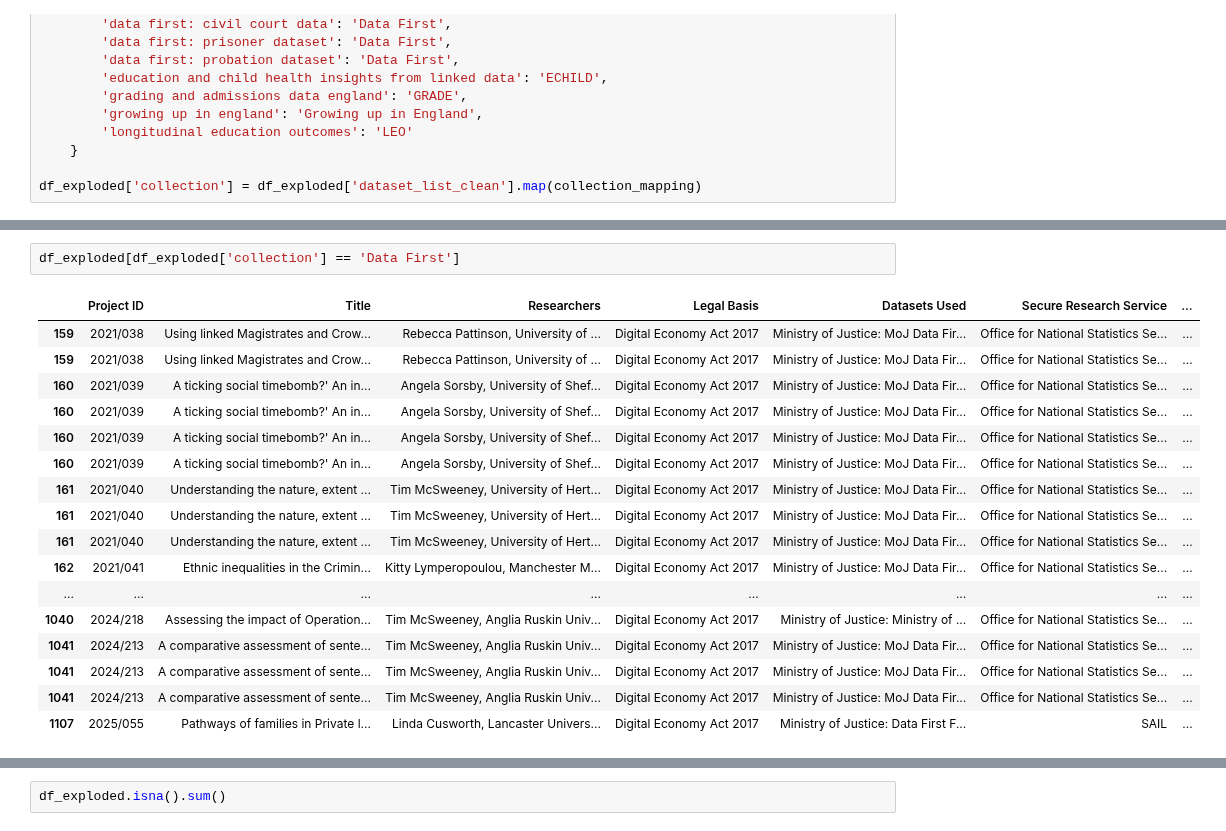
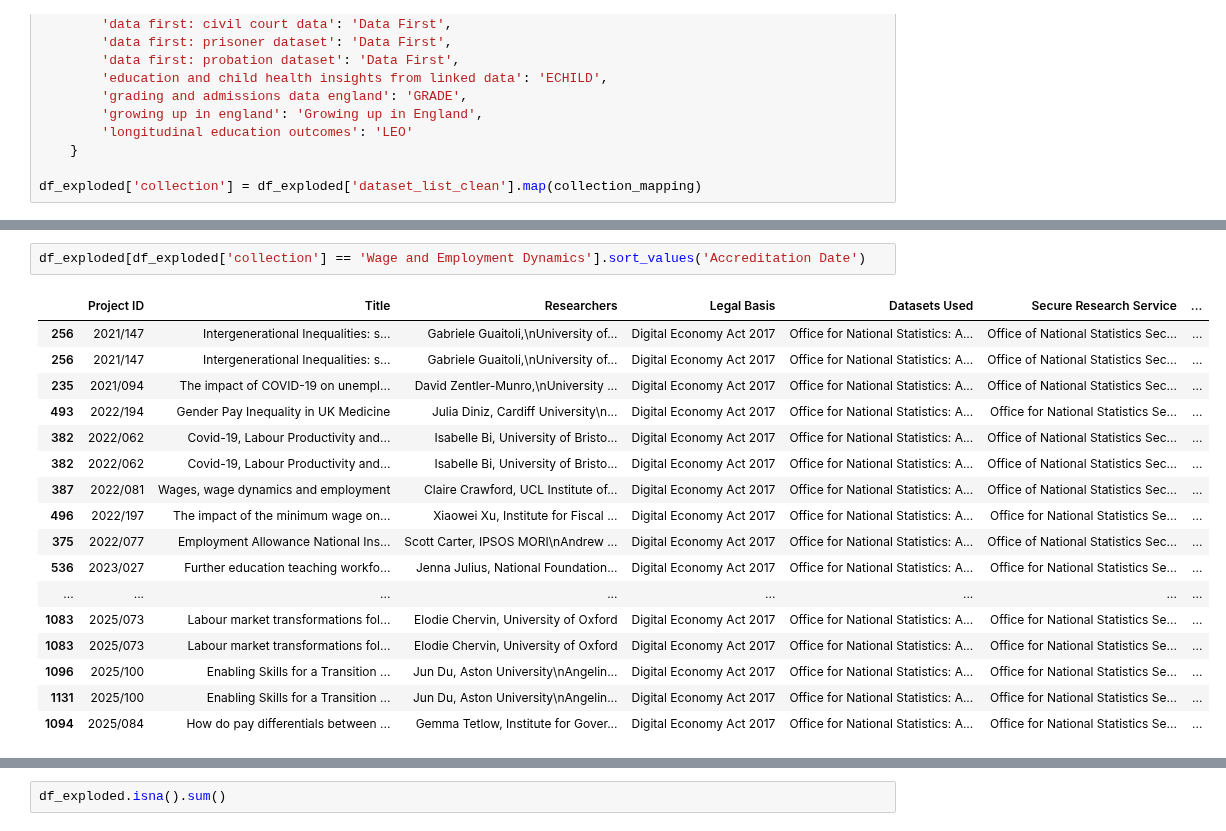
Before and after one commit to balintstewart77/ADR_DEA_project, a Jupyter notebook: analysis/DEA_projects_analysis.ipynb, the cells around one changed output, grey strips where cells are left out. Drawn from its saved outputs; the diff is of its cells as text.

```diff
--- a/analysis/DEA_projects_analysis.ipynb
+++ b/analysis/DEA_projects_analysis.ipynb
@@ -591,20 +610,20 @@ df_exploded['collection'] = df_exploded['dataset_list_clean'].map(collection_map
 # %%
-df_exploded[df_exploded['collection'] == 'Data First']
+df_exploded[df_exploded['collection'] == 'Wage and Employment Dynamics'].sort_values('Accreditation Date')
 # %% [output]
 |  | Project ID | Title | Researchers | Legal Basis | Datasets Used | Secure Research Service | ... |
-| 159 | 2021/038 | Using linked Magistrates and Crow... | Rebecca Pattinson, University of ... | Digital Economy Act 2017 | Ministry of Justice: MoJ Data Fir... | Office for National Statistics Se... | ... |
-| 159 | 2021/038 | Using linked Magistrates and Crow... | Rebecca Pattinson, University of ... | Digital Economy Act 2017 | Ministry of Justice: MoJ Data Fir... | Office for National Statistics Se... | ... |
-| 160 | 2021/039 | A ticking social timebomb?' An in... | Angela Sorsby, University of Shef... | Digital Economy Act 2017 | Ministry of Justice: MoJ Data Fir... | Office for National Statistics Se... | ... |
-| 160 | 2021/039 | A ticking social timebomb?' An in... | Angela Sorsby, University of Shef... | Digital Economy Act 2017 | Ministry of Justice: MoJ Data Fir... | Office for National Statistics Se... | ... |
-| 160 | 2021/039 | A ticking social timebomb?' An in... | Angela Sorsby, University of Shef... | Digital Economy Act 2017 | Ministry of Justice: MoJ Data Fir... | Office for National Statistics Se... | ... |
-| 160 | 2021/039 | A ticking social timebomb?' An in... | Angela Sorsby, University of Shef... | Digital Economy Act 2017 | Ministry of Justice: MoJ Data Fir... | Office for National Statistics Se... | ... |
-| 161 | 2021/040 | Understanding the nature, extent ... | Tim McSweeney, University of Hert... | Digital Economy Act 2017 | Ministry of Justice: MoJ Data Fir... | Office for National Statistics Se... | ... |
-| 161 | 2021/040 | Understanding the nature, extent ... | Tim McSweeney, University of Hert... | Digital Economy Act 2017 | Ministry of Justice: MoJ Data Fir... | Office for National Statistics Se... | ... |
-| 161 | 2021/040 | Understanding the nature, extent ... | Tim McSweeney, University of Hert... | Digital Economy Act 2017 | Ministry of Justice: MoJ Data Fir... | Office for National Statistics Se... | ... |
-| 162 | 2021/041 | Ethnic inequalities in the Crimin... | Kitty Lymperopoulou, Manchester M... | Digital Economy Act 2017 | Ministry of Justice: MoJ Data Fir... | Office for National Statistics Se... | ... |
+| 256 | 2021/147 | Intergenerational Inequalities: s... | Gabriele Guaitoli,\nUniversity of... | Digital Economy Act 2017 | Office for National Statistics: A... | Office of National Statistics Sec... | ... |
+| 256 | 2021/147 | Intergenerational Inequalities: s... | Gabriele Guaitoli,\nUniversity of... | Digital Economy Act 2017 | Office for National Statistics: A... | Office of National Statistics Sec... | ... |
+| 235 | 2021/094 | The impact of COVID­-19 on unempl... | David Zentler-Munro,\nUniversity ... | Digital Economy Act 2017 | Office for National Statistics: A... | Office of National Statistics Sec... | ... |
+| 493 | 2022/194 | Gender Pay Inequality in UK Medicine | Julia Diniz, Cardiff University\n... | Digital Economy Act 2017 | Office for National Statistics: A... | Office for National Statistics Se... | ... |
+| 382 | 2022/062 | Covid-19, Labour Productivity and... | Isabelle Bi, University of Bristo... | Digital Economy Act 2017 | Office for National Statistics: A... | Office of National Statistics Sec... | ... |
+| 382 | 2022/062 | Covid-19, Labour Productivity and... | Isabelle Bi, University of Bristo... | Digital Economy Act 2017 | Office for National Statistics: A... | Office of National Statistics Sec... | ... |
+| 387 | 2022/081 | Wages, wage dynamics and employment | Claire Crawford, UCL Institute of... | Digital Economy Act 2017 | Office for National Statistics: A... | Office of National Statistics Sec... | ... |
+| 496 | 2022/197 | The impact of the minimum wage on... | Xiaowei Xu, Institute for Fiscal ... | Digital Economy Act 2017 | Office for National Statistics: A... | Office for National Statistics Se... | ... |
+| 375 | 2022/077 | Employment Allowance National Ins... | Scott Carter, IPSOS MORI\nAndrew ... | Digital Economy Act 2017 | Office for National Statistics: A... | Office of National Statistics Sec... | ... |
+| 536 | 2023/027 | Further education teaching workfo... | Jenna Julius, National Foundation... | Digital Economy Act 2017 | Office for National Statistics: A... | Office for National Statistics Se... | ... |
 | ... | ... | ... | ... | ... | ... | ... | ... |
-| 1040 | 2024/218 | Assessing the impact of Operation... | Tim McSweeney, Anglia Ruskin Univ... | Digital Economy Act 2017 | Ministry of Justice: Ministry of ... | Office for National Statistics Se... | ... |
-| 1041 | 2024/213 | A comparative assessment of sente... | Tim McSweeney, Anglia Ruskin Univ... | Digital Economy Act 2017 | Ministry of Justice: MoJ Data Fir... | Office for National Statistics Se... | ... |
-| 1041 | 2024/213 | A comparative assessment of sente... | Tim McSweeney, Anglia Ruskin Univ... | Digital Economy Act 2017 | Ministry of Justice: MoJ Data Fir... | Office for National Statistics Se... | ... |
-| 1041 | 2024/213 | A comparative assessment of sente... | Tim McSweeney, Anglia Ruskin Univ... | Digital Economy Act 2017 | Ministry of Justice: MoJ Data Fir... | Office for National Statistics Se... | ... |
-| 1107 | 2025/055 | Pathways of families in Private l... | Linda Cusworth, Lancaster Univers... | Digital Economy Act 2017 | Ministry of Justice: Data First F... | SAIL | ... |
+| 1083 | 2025/073 | Labour market transformations fol... | Elodie Chervin, University of Oxford | Digital Economy Act 2017 | Office for National Statistics: A... | Office for National Statistics Se... | ... |
+| 1083 | 2025/073 | Labour market transformations fol... | Elodie Chervin, University of Oxford | Digital Economy Act 2017 | Office for National Statistics: A... | Office for National Statistics Se... | ... |
+| 1096 | 2025/100 | Enabling Skills for a Transition ... | Jun Du, Aston University\nAngelin... | Digital Economy Act 2017 | Office for National Statistics: A... | Office for National Statistics Se... | ... |
+| 1131 | 2025/100 | Enabling Skills for a Transition ... | Jun Du, Aston University\nAngelin... | Digital Economy Act 2017 | Office for National Statistics: A... | Office for National Statistics Se... | ... |
+| 1094 | 2025/084 | How do pay differentials between ... | Gemma Tetlow, Institute for Gover... | Digital Economy Act 2017 | Office for National Statistics: A... | Office for National Statistics Se... | ... |
```
Also changed, not shown: parts of 9 cells of this notebook.
